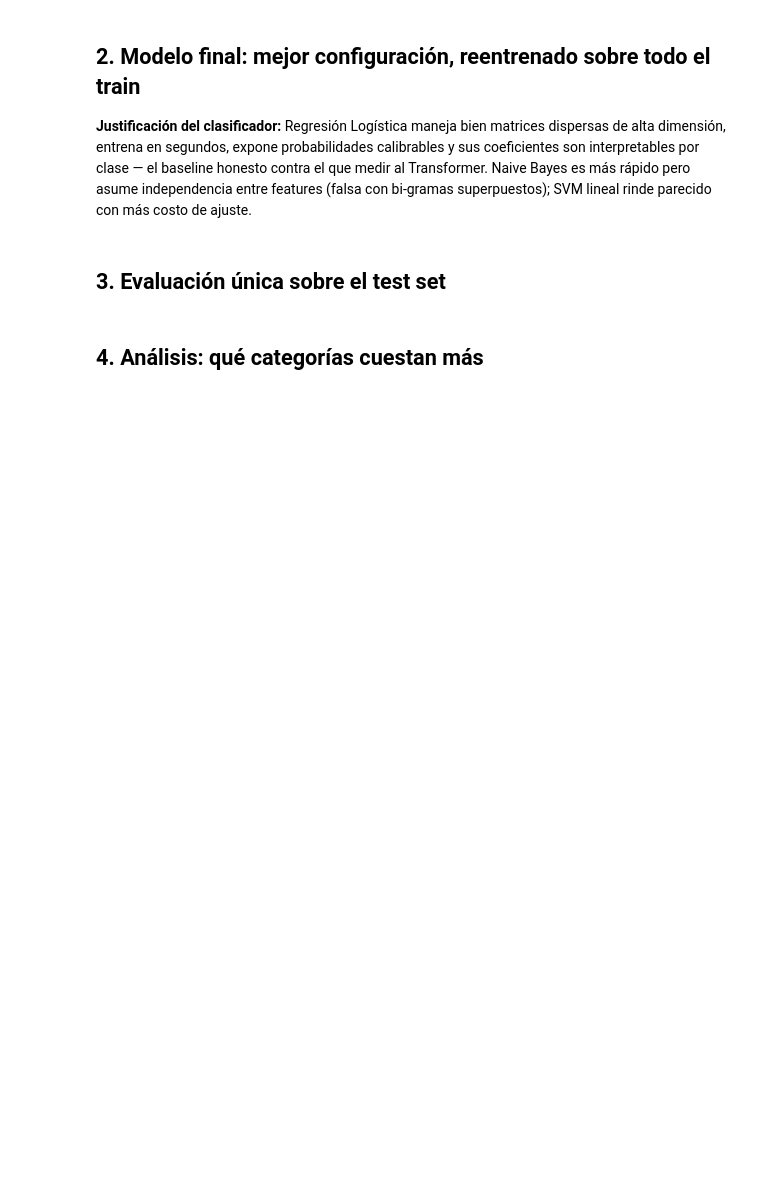
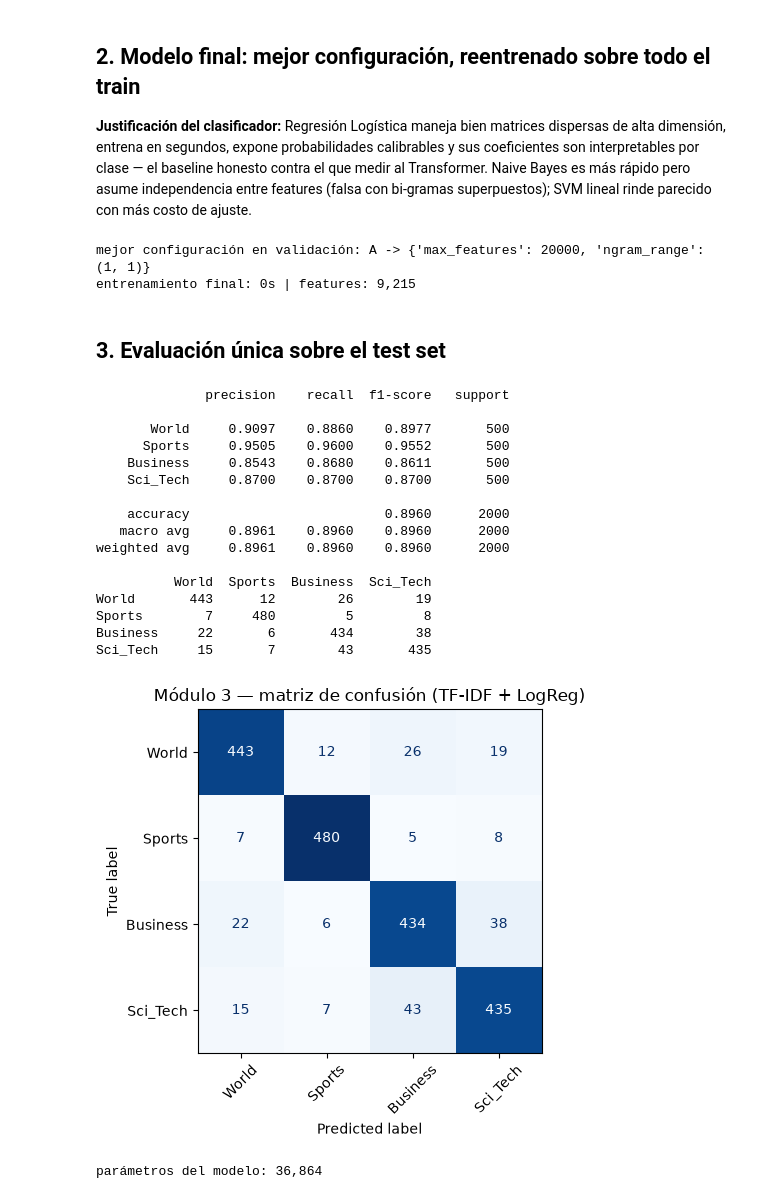
Before and after one commit to frncsco33/nlp-capstone-agnews, a Jupyter notebook: notebooks/03_baseline_tfidf.ipynb, the cells around one changed output. Cells and saved outputs as stored; diff of their text form; code cells hidden in the pictures; blank space fills up the shorter version.

Commit message:
feat(m3): baseline tf-idf + logreg — selección en validación, evaluación única en test (F1 0.896)
Co-Authored-By: Claude Fable 5 <noreply@anthropic.com>

```diff
--- a/notebooks/03_baseline_tfidf.ipynb
+++ b/notebooks/03_baseline_tfidf.ipynb
@@ -49,7 +51,7 @@ for name, params in CONFIGS.items():
     tfidf = TfidfVectorizer(min_df=2, sublinear_tf=True, **params)
     X_tr = tfidf.fit_transform(tr["text_clean"])
     X_val = tfidf.transform(val["text_clean"])
-    clf = LogisticRegression(max_iter=1000, n_jobs=-1, random_state=SEED)
+    clf = LogisticRegression(max_iter=1000, random_state=SEED)
     t0 = time.time()
     clf.fit(X_tr, tr["label"])
     t_fit = time.time() - t0
@@ -77,29 +87,53 @@ tfidf = TfidfVectorizer(min_df=2, sublinear_tf=True, **best_params)
 X_train = tfidf.fit_transform(train_full["text_clean"])   # fit SOLO en train
 X_test = tfidf.transform(test["text_clean"])
 
-clf = LogisticRegression(max_iter=1000, n_jobs=-1, random_state=SEED)
+clf = LogisticRegression(max_iter=1000, random_state=SEED)
 t0 = time.time()
 clf.fit(X_train, train_full["label"])
 train_seconds = time.time() - t0
 print(f"entrenamiento final: {train_seconds:.0f}s | features: {X_train.shape[1]:,}")
+# %% [output]
+mejor configuración en validación: A -> {'max_features': 20000, 'ngram_range': (1, 1)}
+entrenamiento final: 0s | features: 9,215
 # %% [markdown]
 ## 3. Evaluación única sobre el test set
 # %%
 y_pred = clf.predict(X_test)
 rep = report(test["label"], y_pred)
+
+from sklearn.metrics import confusion_matrix
+from src.config import LABEL_NAMES
+cm = pd.DataFrame(confusion_matrix(test["label"], y_pred),
+                  index=LABEL_NAMES, columns=LABEL_NAMES)
+print(cm)
 plot_confusion(test["label"], y_pred, "m3_confusion",
                "Módulo 3 — matriz de confusión (TF-IDF + LogReg)")
 
 n_params = clf.coef_.size + clf.intercept_.size
 save_metrics(rep, "baseline_tfidf", extra={
     "modelo": "TfidfVectorizer + LogisticRegression",
     "configuracion": {**best_params, "min_df": 2, "sublinear_tf": True},
     "experimentos_validacion": resultados,
     "parametros_entrenables": n_params,
     "tiempo_entrenamiento_seg": round(train_seconds, 1),
 })
 print(f"parámetros del modelo: {n_params:,}")
+# %% [output]
+              precision    recall  f1-score   support
+
+       World     0.9097    0.8860    0.8977       500
+      Sports     0.9505    0.9600    0.9552       500
+    Business     0.8543    0.8680    0.8611       500
+    Sci_Tech     0.8700    0.8700    0.8700       500
+
+    accuracy                         0.8960      2000
+   macro avg     0.8961    0.8960    0.8960      2000
+weighted avg     0.8961    0.8960    0.8960      2000
+
+          World  Sports  Business  Sci_Tech
+World       443      12        26        19
+Sports        7     480         5         8
+Business     22       6       434        38
+Sci_Tech     15       7        43       435
+[figure, added]
+parámetros del modelo: 36,864
-# %% [markdown]
-## 4. Análisis: qué categorías cuestan más
-
-<!-- ANALISIS_M3: completar tras la corrida con lectura de la matriz de confusión -->
```
Also changed, not shown: parts of 3 cells of this notebook, 3 other files.
